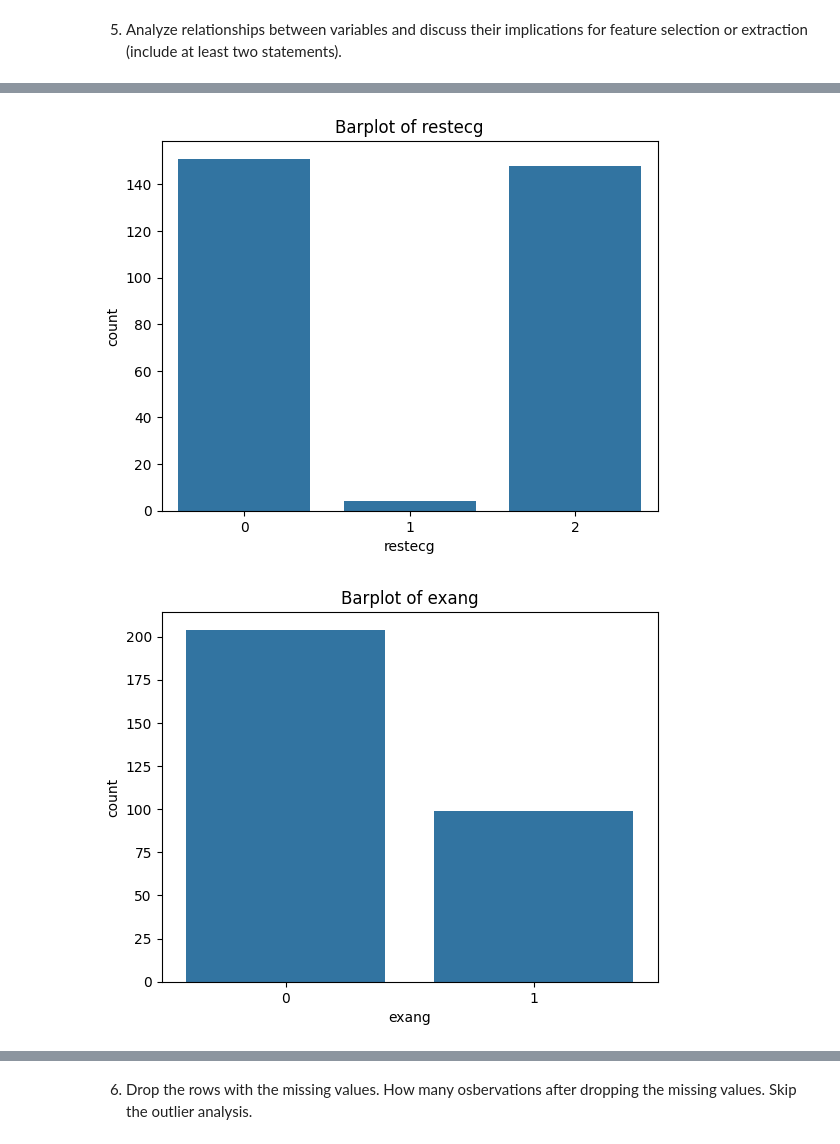
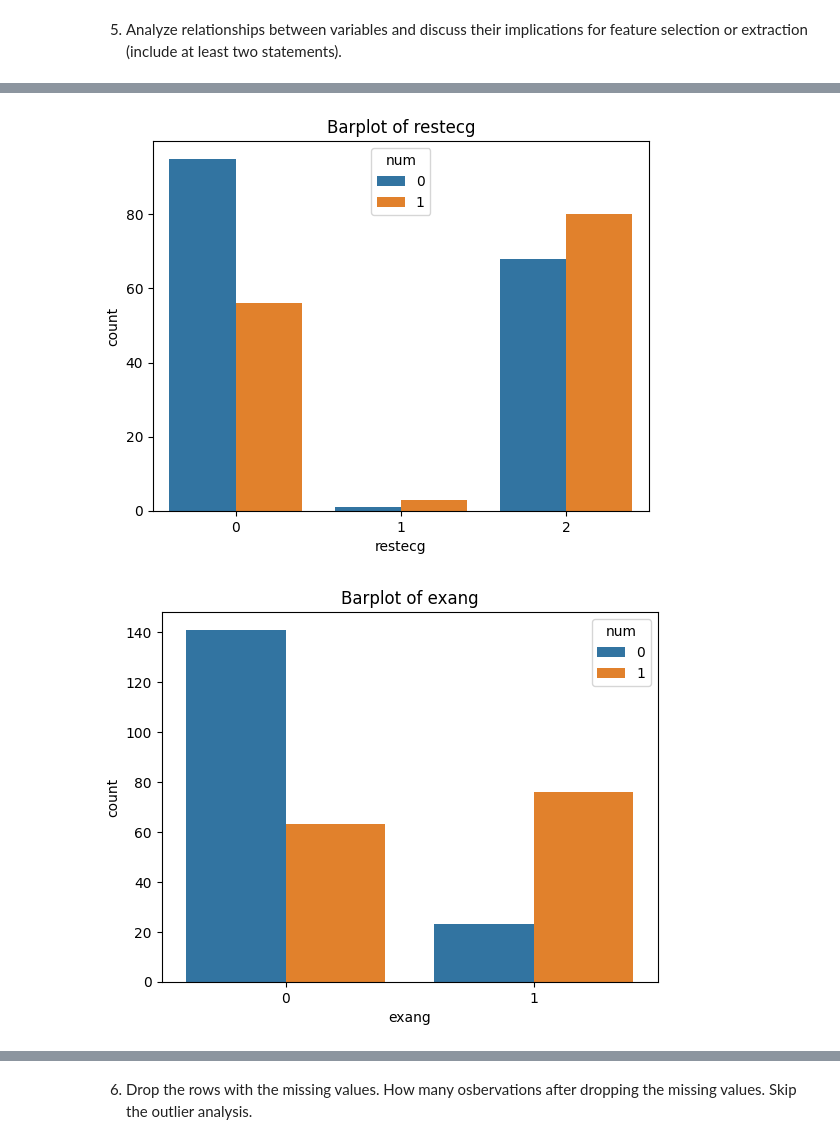
Before and after one commit to martin070904/clus-mar117, a Jupyter notebook: test.ipynb, the cells around one changed output, grey strips where cells are left out. Cells and saved outputs as stored; diff of their text form; code cells hidden in the pictures.

```diff
--- a/test.ipynb
+++ b/test.ipynb
@@ -197,8 +201,7 @@ plt.show()
 # %%
-#categorical
 for column in all_cate1.columns:
   plt.figure()
-  sns.countplot(x=column, data=all_cate1)
+  sns.countplot(x=column, hue=all_transed['num'],data=all_cate1)
   plt.title(f'Barplot of {column}')
   plt.show()
 # %% [output]
@@ -208,2 +211,2 @@ for column in all_cate1.columns:
-[figure, old version]
+[figure, new version]
-[figure, old version]
+[figure, new version]
```
Also changed, not shown: parts of 20 cells of this notebook.
